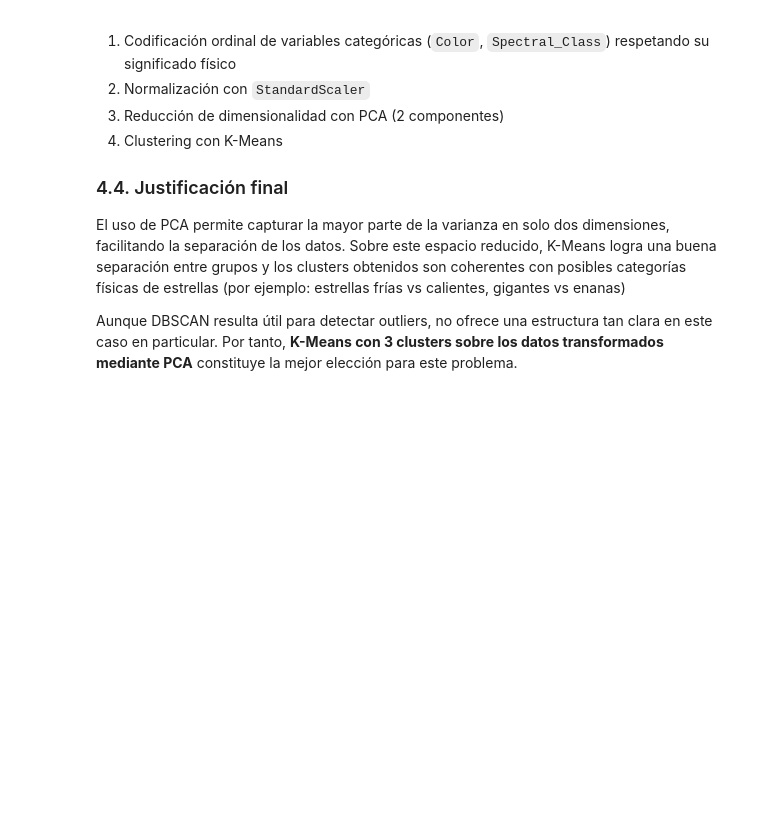
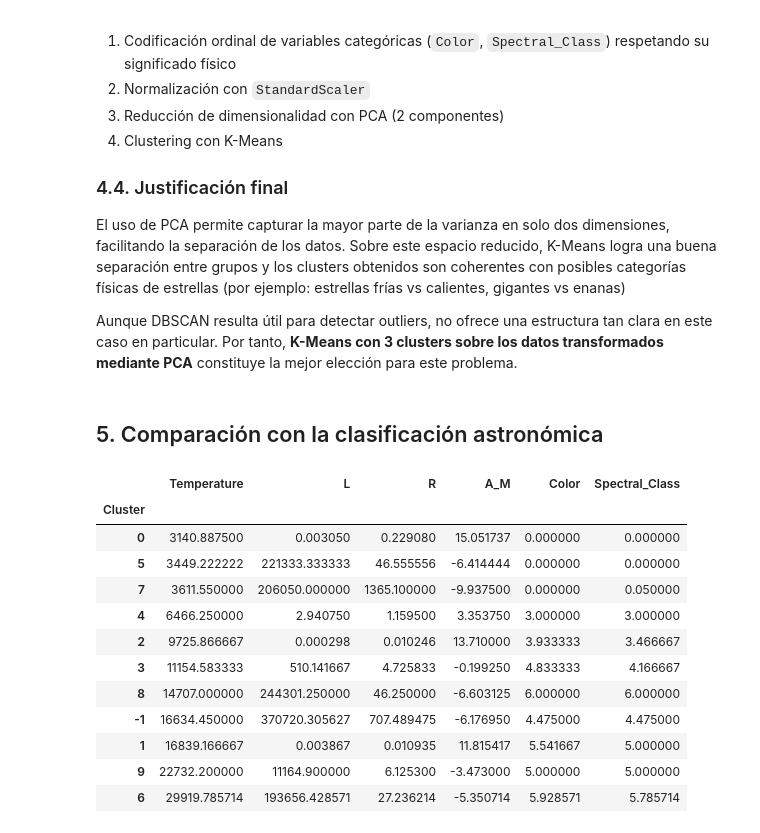
Before and after one commit to 100522254/Proyecto-ML-2, a Jupyter notebook: Proyecto2.ipynb, the cells around one changed output. Saved outputs shown, nothing was run; the diff lists cells and outputs as text; code cells hidden in the pictures; blank space fills up the shorter version.

Commit message:
Comparació nde clasificación astronómica

```diff
--- a/Proyecto2.ipynb
+++ b/Proyecto2.ipynb
@@ -437,3 +444,30 @@ Se recomienda **K-Means** como algoritmo final por las siguientes razones:
 El uso de PCA permite capturar la mayor parte de la varianza en solo dos dimensiones, facilitando la separación de los datos. Sobre este espacio reducido, K-Means logra una buena separación entre grupos y los clusters obtenidos son coherentes con posibles categorías físicas de estrellas (por ejemplo: estrellas frías vs calientes, gigantes vs enanas)
 
 Aunque DBSCAN resulta útil para detectar outliers, no ofrece una estructura tan clara en este caso en particular. Por tanto, **K-Means con 3 clusters sobre los datos transformados mediante PCA** constituye la mejor elección para este problema.
+# %% [markdown]
+## 5. Comparación con la clasificación astronómica
+# %%
+# 5. Interpretación de los clusters según la tabla física
+# Agregamos las etiquetas de DBSCAN al dataframe original (antes de escalar)
+# para ver los valores físicos reales (Temperatura, Radio, etc.)
+df['Cluster'] = mejores_etiquetas_dbscan
+
+# Calculamos el promedio de cada variable para cada cluster
+tabla_comparativa = df.groupby('Cluster').mean()
+
+# Mostramos la tabla de promedios ordenando por Temperatura para facilitar la comparación
+display(tabla_comparativa.sort_values(by='Temperature'))
+# %% [output]
+|  | Temperature | L | R | A_M | Color | Spectral_Class |
+| Cluster |  |  |  |  |  |  |
+| 0 | 3140.887500 | 0.003050 | 0.229080 | 15.051737 | 0.000000 | 0.000000 |
+| 5 | 3449.222222 | 221333.333333 | 46.555556 | -6.414444 | 0.000000 | 0.000000 |
+| 7 | 3611.550000 | 206050.000000 | 1365.100000 | -9.937500 | 0.000000 | 0.050000 |
+| 4 | 6466.250000 | 2.940750 | 1.159500 | 3.353750 | 3.000000 | 3.000000 |
+| 2 | 9725.866667 | 0.000298 | 0.010246 | 13.710000 | 3.933333 | 3.466667 |
+| 3 | 11154.583333 | 510.141667 | 4.725833 | -0.199250 | 4.833333 | 4.166667 |
+| 8 | 14707.000000 | 244301.250000 | 46.250000 | -6.603125 | 6.000000 | 6.000000 |
+| -1 | 16634.450000 | 370720.305627 | 707.489475 | -6.176950 | 4.475000 | 4.475000 |
+| 1 | 16839.166667 | 0.003867 | 0.010935 | 11.815417 | 5.541667 | 5.000000 |
+| 9 | 22732.200000 | 11164.900000 | 6.125300 | -3.473000 | 5.000000 | 5.000000 |
+| 6 | 29919.785714 | 193656.428571 | 27.236214 | -5.350714 | 5.928571 | 5.785714 |
```
Also changed, not shown: parts of 2 cells of this notebook.
